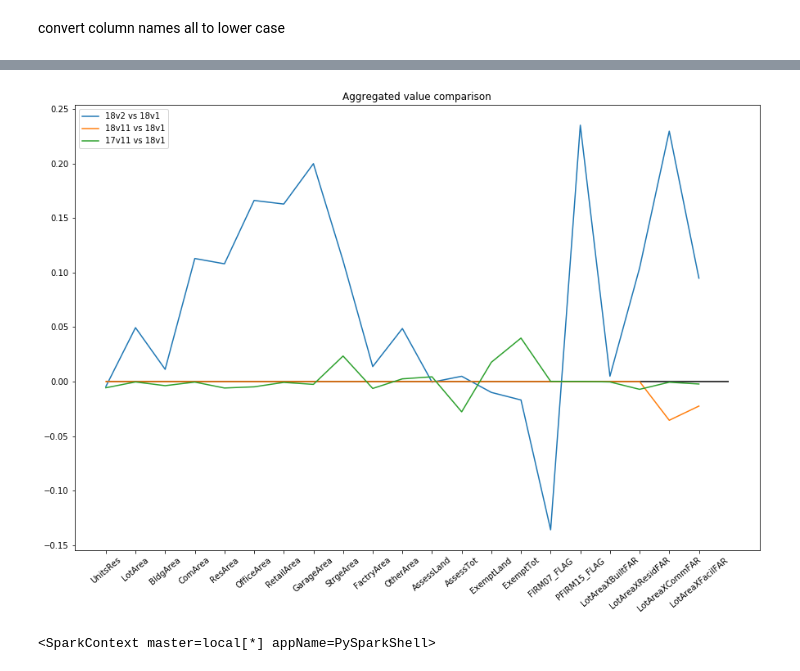
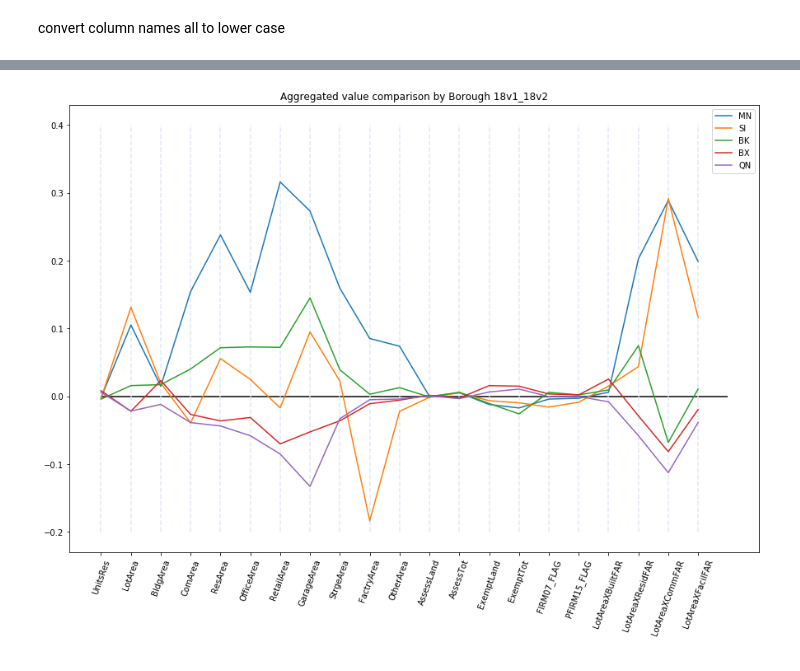
Before and after one commit to NYCPlanning/db-pluto-qaqc, a Jupyter notebook: pluto_aggregate_analysis.ipynb, the cells around one changed output, grey strips where cells are left out. Saved outputs shown, nothing was run; the diff lists cells and outputs as text; code cells hidden in the pictures.

```diff
--- a/pluto_aggregate_analysis.ipynb
+++ b/pluto_aggregate_analysis.ipynb
@@ -56,5 +53,5 @@ elapsed_time
 # %%
-agg_cols = ['version','UnitsRes','LotArea','BldgArea','ComArea',
+agg_cols = ['version','borough','UnitsRes','LotArea','BldgArea','ComArea',
  'ResArea','OfficeArea','RetailArea','GarageArea',
  'StrgeArea','FactryArea','OtherArea','AssessLand',
  'AssessTot','ExemptLand','ExemptTot','FIRM07_FLAG',
@@ -81,0 +82,7 @@ summary
+# %%
+summaryMN = summary[(summary.borough == 'MN') & (summary.version != '17v1.1')]
+summarySI = summary[(summary.borough == 'SI') & (summary.version != '17v1.1')]
+summaryBK = summary[(summary.borough == 'BK') & (summary.version != '17v1.1')]
+summaryBX = summary[(summary.borough == 'BX') & (summary.version != '17v1.1')]
+summaryQN = summary[(summary.borough == 'QN') & (summary.version != '17v1.1')]
+# summary.index = summary.version
@@ -82,6 +96,6 @@ summary
 # %%
-# sMN = summaryMN.iloc[:, 2:].pct_change()
-# sSI = summarySI.iloc[:, 2:].pct_change()
-# sQN = summaryQN.iloc[:, 2:].pct_change()
-# sBK = summaryBK.iloc[:, 2:].pct_change()
-# sBX = summaryBX.iloc[:, 2:].pct_change()
+sMN = summaryMN.iloc[:, 2:].pct_change()
+sSI = summarySI.iloc[:, 2:].pct_change()
+sQN = summaryQN.iloc[:, 2:].pct_change()
+sBK = summaryBK.iloc[:, 2:].pct_change()
+sBX = summaryBX.iloc[:, 2:].pct_change()
@@ -95,5 +109,6 @@ summary
 # %%
-summary = summary.reindex(['18v2', '18V1.1', '18V1', '17v1.1'])
+# summary = summary.reindex(['18v2', '18V1.1', '18V1', '17v1.1'])
+summary = summary.reindex(['18v2', '18V1', '17v1.1'])
 # %%
 summary
 # %% [output]
@@ -119,21 +132,19 @@ summary_pct
 # %%
 plt.figure(figsize=(15, 10))
-# plt.plot(range(21), sMN.iloc[1, :], label='MN')
-# plt.plot(range(21), sSI.iloc[1, :], label='SI')
-# plt.plot(range(21), sBK.iloc[1, :], label='BK')
-# plt.plot(range(21), sBX.iloc[1, :], label='BX')
-# plt.plot(range(21), sQN.iloc[1, :], label='QN')
-plt.plot(range(21), summary_pct.iloc[1, :], label='18v2 vs 18v1')
-plt.plot(range(21), summary_pct.iloc[2, :], label='18v11 vs 18v1')
-plt.plot(range(21), summary_pct.iloc[3, :], label='17v11 vs 18v1')
+plt.plot(range(21), sMN.iloc[1, :], label='MN')
+plt.plot(range(21), sSI.iloc[1, :], label='SI')
+plt.plot(range(21), sBK.iloc[1, :], label='BK')
+plt.plot(range(21), sBX.iloc[1, :], label='BX')
+plt.plot(range(21), sQN.iloc[1, :], label='QN')
+# plt.plot(range(21), summary_pct.iloc[1, :], label='18v2 vs 18v1')
+# plt.plot(range(21), summary_pct.iloc[2, :], label='18v11 vs 18v1')
+# plt.plot(range(21), summary_pct.iloc[2, :], label='17v11 vs 18v1')
 plt.hlines(0, 0, 21, color = 'black')
-plt.xticks(range(21), summary_pct.columns, rotation=40)
-plt.title('Aggregated value comparison')
+for i in range(21):
+    plt.vlines(i, -0.2, 0.4, color = '#e1e9f7', linestyles='dashed')
+plt.xticks(range(21), summary_pct.columns, rotation=70)
+plt.title('Aggregated value comparison by Borough 18v1_18v2')
 plt.legend()
 plt.show()
 # %% [output]
-[figure, old version]
+[figure, new version]
-# %%
-sc
-# %% [output]
-<SparkContext master=local[*] appName=PySparkShell>
```
Also changed, not shown: parts of 14 cells of this notebook, 4 other files.
